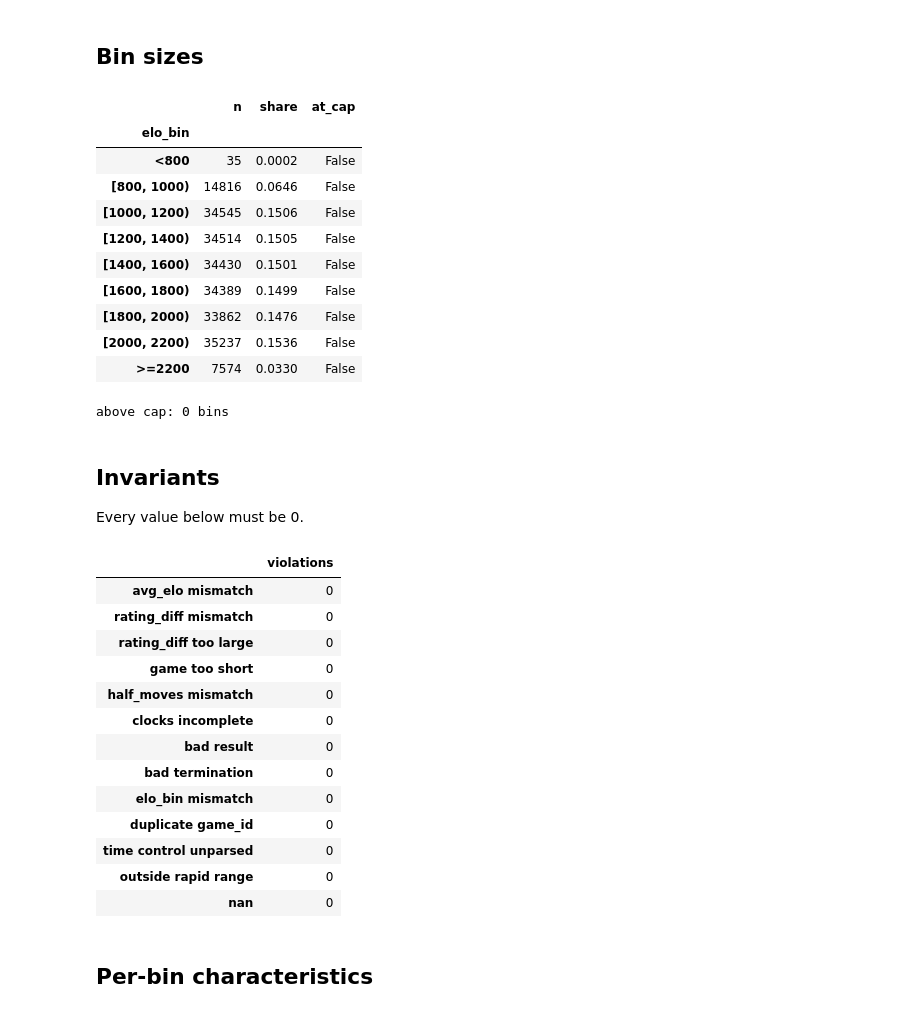
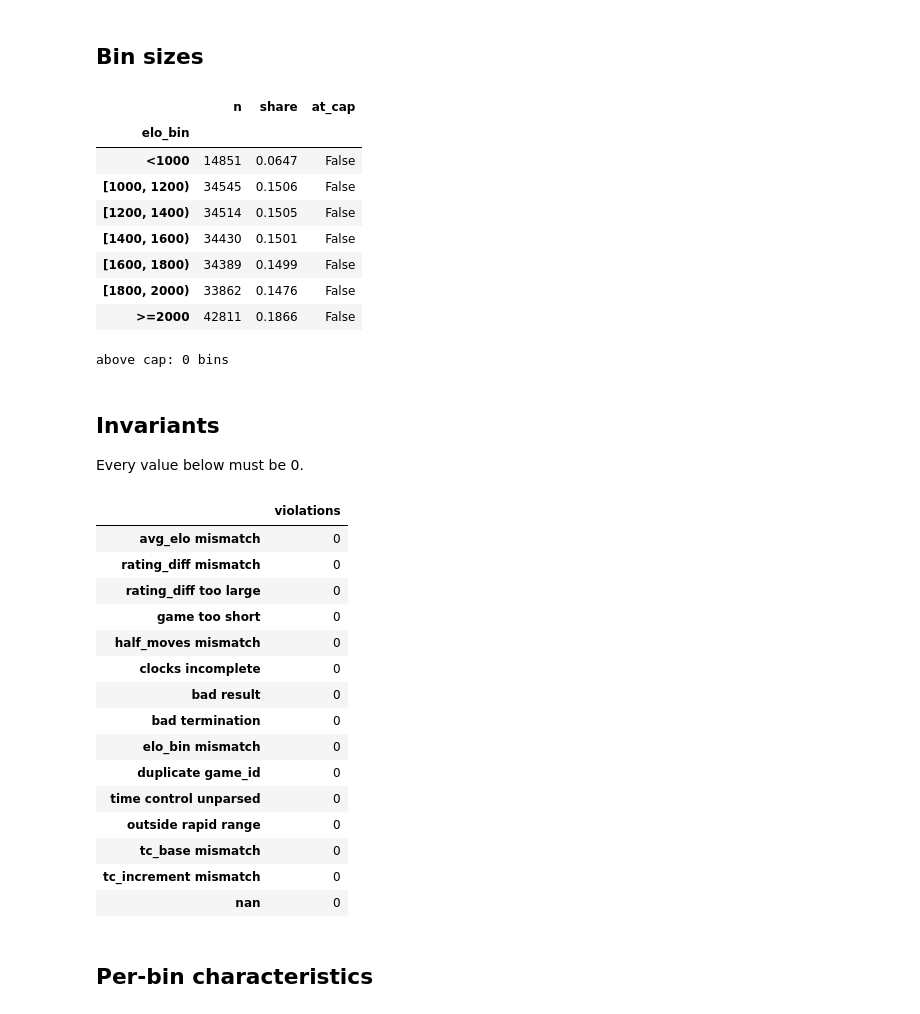
Before and after one commit to mikawal/chess-ml, a Jupyter notebook: notebooks/01_exploration.ipynb, the cells around one changed output. Saved outputs shown, nothing was run; the diff lists cells and outputs as text; code cells hidden in the pictures.

Commit message:
basic features script (opening_family, tc_base, tc_increment, 7 elo bins); notebook 01 uses 7 bins

```diff
--- a/notebooks/01_exploration.ipynb
+++ b/notebooks/01_exploration.ipynb
@@ -9,16 +9,22 @@ from IPython.display import display
 pd.set_option("display.max_columns", 50)
 pd.set_option("display.width", 200)
 
+# 9 sampling bins (the pool in data/sampled)
 BIN_EDGES = [800, 1000, 1200, 1400, 1600, 1800, 2000, 2200]
 BIN_NAMES = (["<800"]
              + [f"[{lo}, {hi})" for lo, hi in zip(BIN_EDGES[:-1], BIN_EDGES[1:])]
              + [">=2200"])
+# 7 modelling bins (data/features, see src/features/basic_features.py)
+TRAIN_BIN_EDGES = [1000, 1200, 1400, 1600, 1800, 2000]
+TRAIN_BIN_NAMES = (["<1000"]
+                   + [f"[{lo}, {hi})" for lo, hi in zip(TRAIN_BIN_EDGES[:-1], TRAIN_BIN_EDGES[1:])]
+                   + [">=2000"])
 PER_BIN_TARGET = 50_000
 MAX_ELO_DIFF = 100
 MIN_HALF_MOVES = 20
 
-df = pd.read_parquet("../data/splits/train.parquet")
-df["elo_bin"] = pd.Categorical(df["elo_bin"], categories=BIN_NAMES, ordered=True)
+df = pd.read_parquet("../data/features/train.parquet")
+df["elo_bin"] = pd.Categorical(df["elo_bin"], categories=TRAIN_BIN_NAMES, ordered=True)
 g = df.groupby("elo_bin", observed=True)
 
 print("shape:", df.shape)
@@ -60,15 +66,13 @@ print("above cap:", (counts > PER_BIN_TARGET).sum(), "bins")
 # %% [output]
 |  | n | share | at_cap |
 | elo_bin |  |  |  |
-| <800 | 35 | 0.0002 | False |
-| [800, 1000) | 14816 | 0.0646 | False |
+| <1000 | 14851 | 0.0647 | False |
 | [1000, 1200) | 34545 | 0.1506 | False |
 | [1200, 1400) | 34514 | 0.1505 | False |
 | [1400, 1600) | 34430 | 0.1501 | False |
 | [1600, 1800) | 34389 | 0.1499 | False |
 | [1800, 2000) | 33862 | 0.1476 | False |
-| [2000, 2200) | 35237 | 0.1536 | False |
-| >=2200 | 7574 | 0.0330 | False |
+| >=2000 | 42811 | 0.1866 | False |
 above cap: 0 bins
 # %% [markdown]
 ## Invariants
@@ -76,40 +80,42 @@ above cap: 0 bins
 Every value below must be 0.
 # %%
 tc = df["time_control"].str.extract(r"^(\d+)\+(\d+)$").astype("Float64")
-recomputed = df["avg_elo"].map(lambda x: BIN_NAMES[bisect.bisect_right(BIN_EDGES, x)])
+recomputed = df["avg_elo"].map(lambda x: TRAIN_BIN_NAMES[bisect.bisect_right(TRAIN_BIN_EDGES, x)])
 
 checks = {
     "avg_elo mismatch":     (df["avg_elo"] != (df["white_elo"] + df["black_elo"]) / 2).sum(),
     "rating_diff mismatch": (df["rating_diff"] != df["white_elo"] - df["black_elo"]).sum(),
     "rating_diff too large": (df["rating_diff"].abs() > MAX_ELO_DIFF).sum(),
     "game too short":       (df["half_moves"] < MIN_HALF_MOVES).sum(),
     "half_moves mismatch":  ((df["moves_san"].str.count(",") + 1) != df["half_moves"]).sum(),
     "clocks incomplete":    df["clocks_sec"].str.contains(r"(?:^|,)(?:,|$)").sum(),
     "bad result":           (~df["result"].isin(["1-0", "0-1", "1/2-1/2"])).sum(),
     "bad termination":      df["termination"].isin(["Abandoned", "Rules infraction"]).sum(),
     "elo_bin mismatch":     (recomputed != df["elo_bin"].astype(str)).sum(),
     "duplicate game_id":    df["game_id"].duplicated().sum(),
     "time control unparsed": tc[0].isna().sum(),
     "outside rapid range":  ((tc[0] + 40 * tc[1] < 480) | (tc[0] + 40 * tc[1] > 1499)).sum(),
+    "tc_base mismatch":     (df["tc_base"] != tc[0]).sum(),
+    "tc_increment mismatch": (df["tc_increment"] != tc[1]).sum(),
     "nan":                  df.isna().sum().sum(),
 }
 display(pd.Series(checks, name="violations").to_frame())
-
-df["tc_base"] = tc[0]
 # %% [output]
 |  | violations |
 | avg_elo mismatch | 0 |
 | rating_diff mismatch | 0 |
 | rating_diff too large | 0 |
 | game too short | 0 |
 | half_moves mismatch | 0 |
 | clocks incomplete | 0 |
 | bad result | 0 |
 | bad termination | 0 |
 | elo_bin mismatch | 0 |
 | duplicate game_id | 0 |
 | time control unparsed | 0 |
 | outside rapid range | 0 |
+| tc_base mismatch | 0 |
+| tc_increment mismatch | 0 |
 | nan | 0 |
 # %% [markdown]
 ## Per-bin characteristics
```
Also changed, not shown: parts of 2 cells of this notebook, 1 other file.
